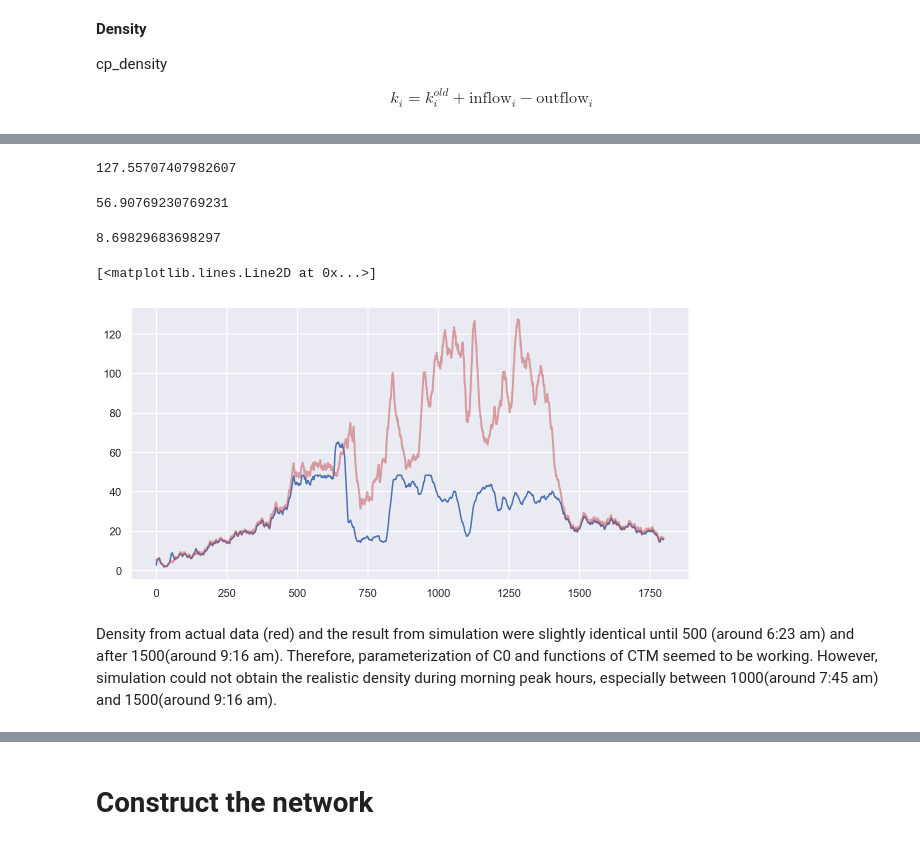
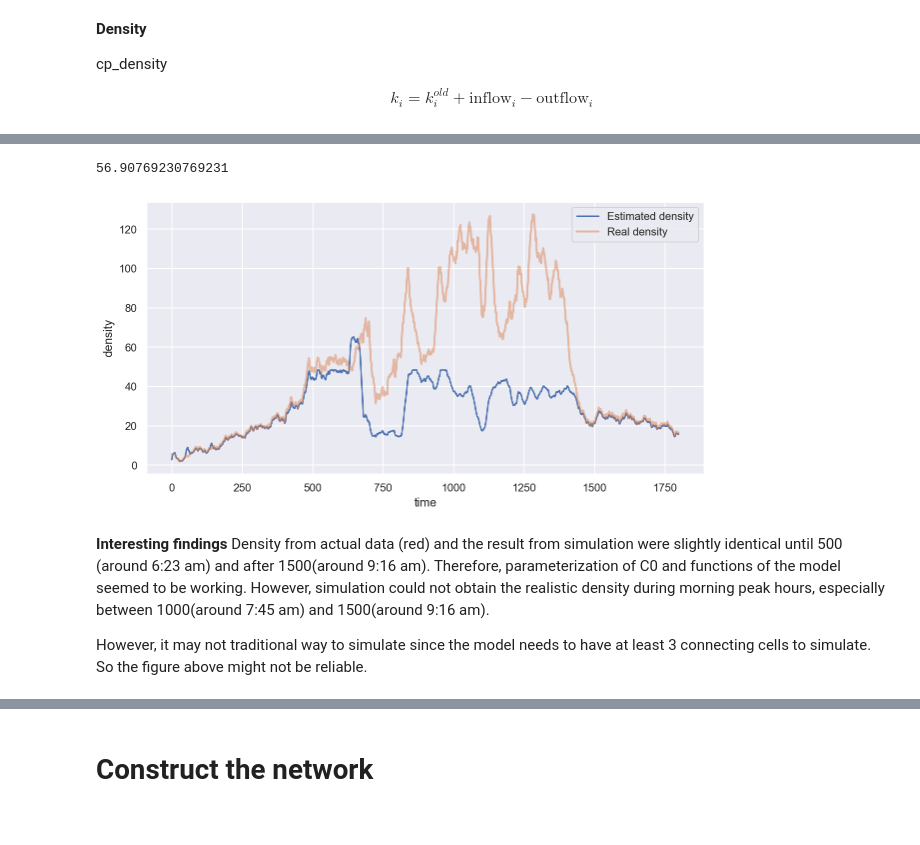
Before and after one commit to KazuichiroTaira/CTM, a Jupyter notebook: CTM model - version 2 with values for each cell and ramps1004.ipynb, the cells around one changed output, grey strips where cells are left out. Cells and saved outputs as stored; diff of their text form; code cells hidden in the pictures.

```diff
--- a/CTM model - version 2 with values for each cell and ramps1004.ipynb
+++ b/CTM model - version 2 with values for each cell and ramps1004.ipynb
@@ -526,4 +520,0 @@ We understand that conventional way of using the model needs to have at least tw
-# %%
-np.max(density)
-# %% [output]
-127.55707407982607
@@ -562,24 +553,16 @@ for t in range(len(density)):
-# %%
-np.min(flow) / np.min(speed)
-# %% [output]
-8.69829683698297
 # %%
 fig, ax = plt.subplots(figsize=(10, 5))
 
-ax.plot(est_density[:])
-ax.plot(density[:], alpha=0.5, color='C3', lw=2)
+ax.plot(est_density[:], label='Estimated density')
+ax.plot(density[:], alpha=0.5, lw=2, label='Real density')
 
-#ax.set_facecolor('white')
-#ax.grid(False)
-
-#ax2 = ax.twinx()
-#ax2.set_facecolor('white')
-#ax2.grid(False)
-
-#ax2.plot(flow[:], alpha=1, color='C1', lw=0.4, ls=':')
-#ax2.plot(flow_s[:], alpha=1, color='C1', lw=0.4, ls=':');
+ax.set_ylabel('density')
+ax.set_xlabel('time')
+ax.legend();
 # %% [output]
-[<matplotlib.lines.Line2D at 0x...>]
-[figure, old version]
+[figure, new version]
 # %% [markdown]
-Density from actual data (red) and the result from simulation were slightly identical until 500 (around 6:23 am) and after 1500(around 9:16 am). Therefore, parameterization of C0 and functions of CTM seemed to be working. However, simulation could not obtain the realistic density during morning peak hours, especially between 1000(around 7:45 am) and 1500(around 9:16 am).
+**Interesting findings**
+Density from actual data (red) and the result from simulation were slightly identical until 500 (around 6:23 am) and after 1500(around 9:16 am). Therefore, parameterization of C0 and functions of the model seemed to be working. However, simulation could not obtain the realistic density during morning peak hours, especially between 1000(around 7:45 am) and 1500(around 9:16 am).
+
+However, it may not traditional way to simulate since the model needs to have at least 3 connecting cells to simulate. So the figure above might not be reliable.
```
Also changed, not shown: parts of 38 cells of this notebook, 1 other file.
